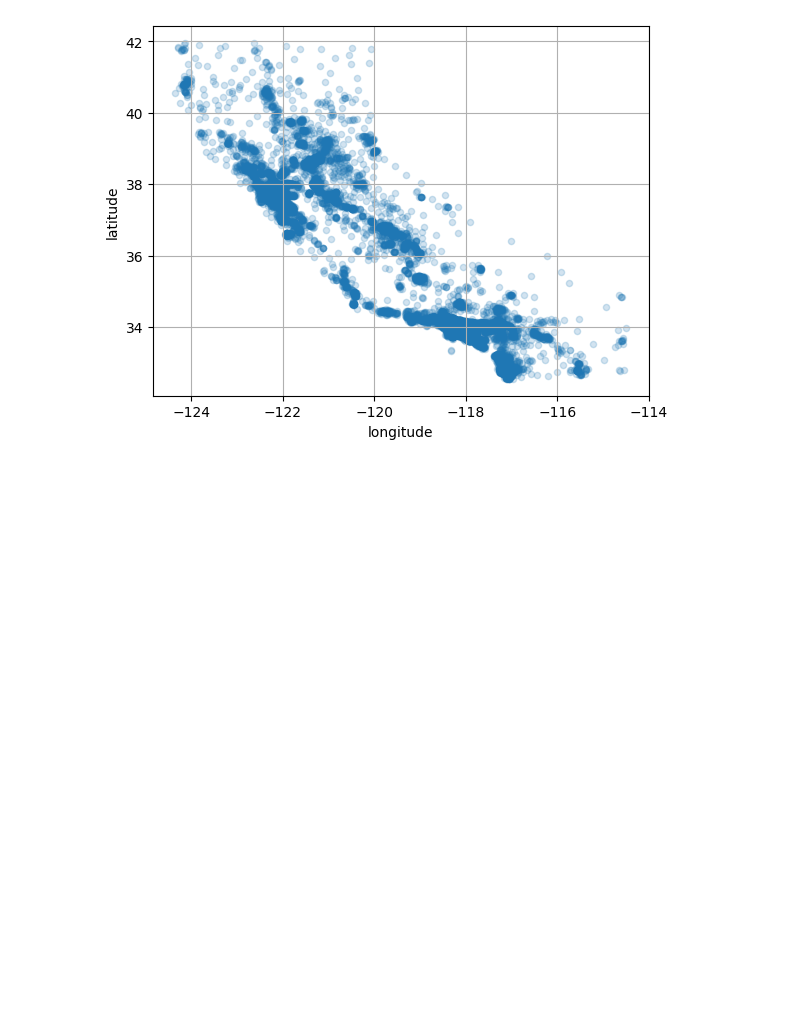
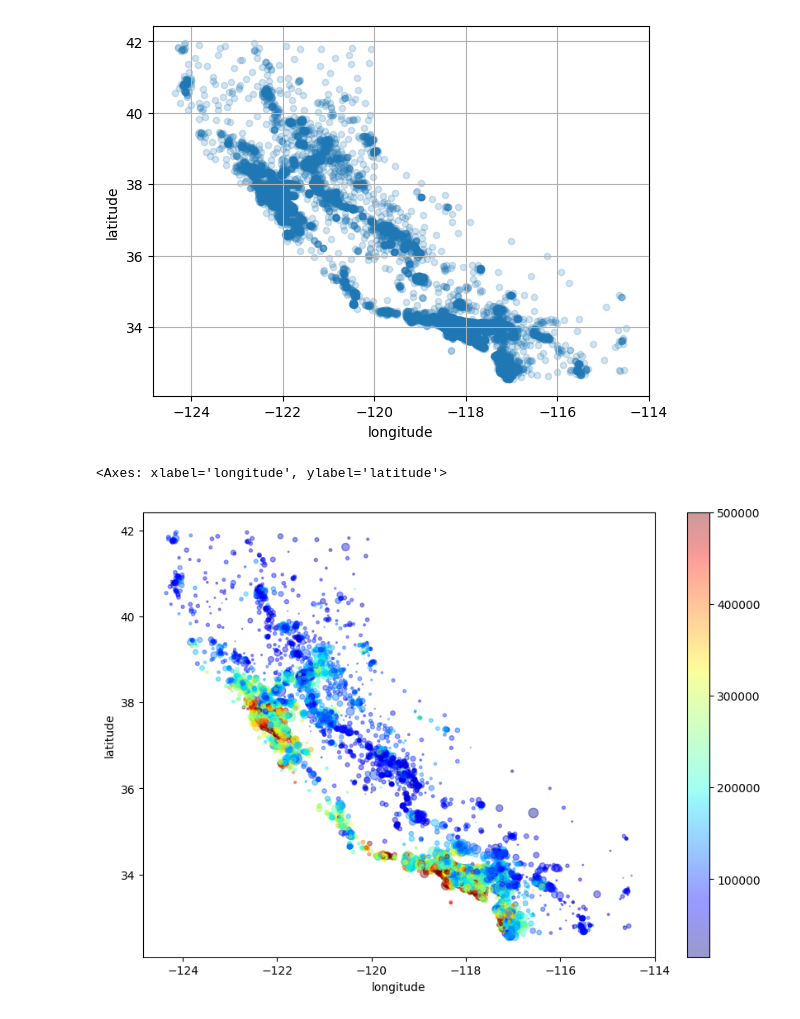
Before and after one commit to CodexAarogya/MachineLearning, a Jupyter notebook: California_Housing_Analysis/report.ipynb, the cells around one changed output. Drawn from its saved outputs; the diff is of its cells as text; code cells hidden in the pictures; blank space fills up the shorter version.

Commit message:
Completed scatter plot -sized by population, intensity by median_price

```diff
--- a/California_Housing_Analysis/report.ipynb
+++ b/California_Housing_Analysis/report.ipynb
@@ -174,3 +174,18 @@ plt.show()
 # %% [output]
 [figure]
 [figure]
+# %%
+from matplotlib.colors import Colormap
+trainingSet_copy.plot(kind = 'scatter',
+                      x = 'longitude',
+                      y = 'latitude',
+                      s = trainingSet_copy['population'] / 100,
+                      c = trainingSet_copy['median_house_value'],
+                      cmap = 'jet',
+                      legend = True,
+                      colorbar = True,
+                      figsize = (10,7),
+                      alpha = 0.4)
+# %% [output]
+<Axes: xlabel='longitude', ylabel='latitude'>
+[figure, added]
```
